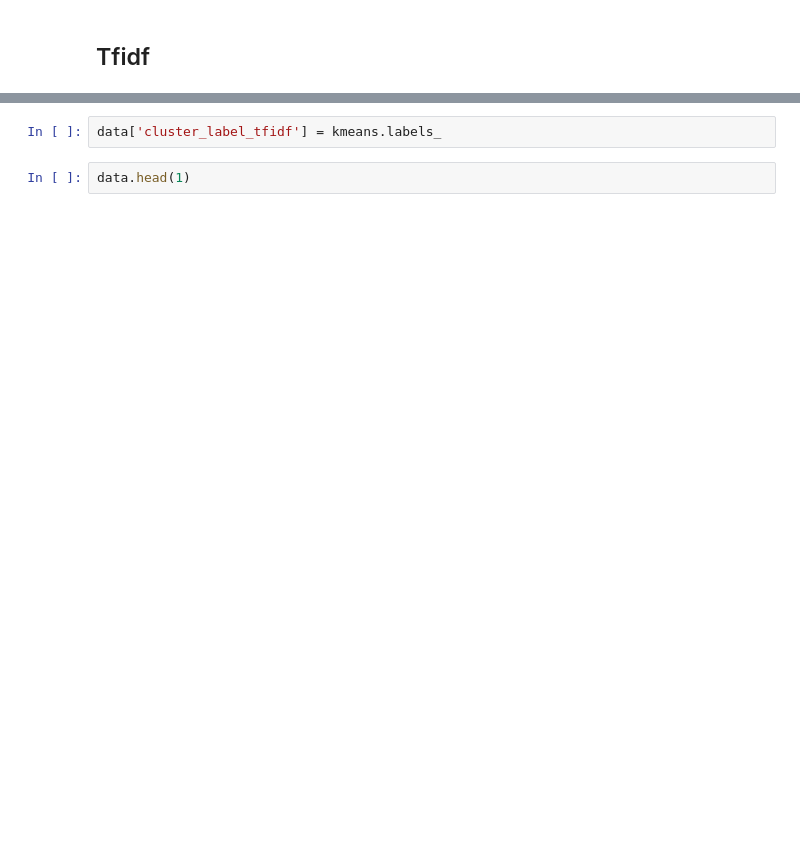
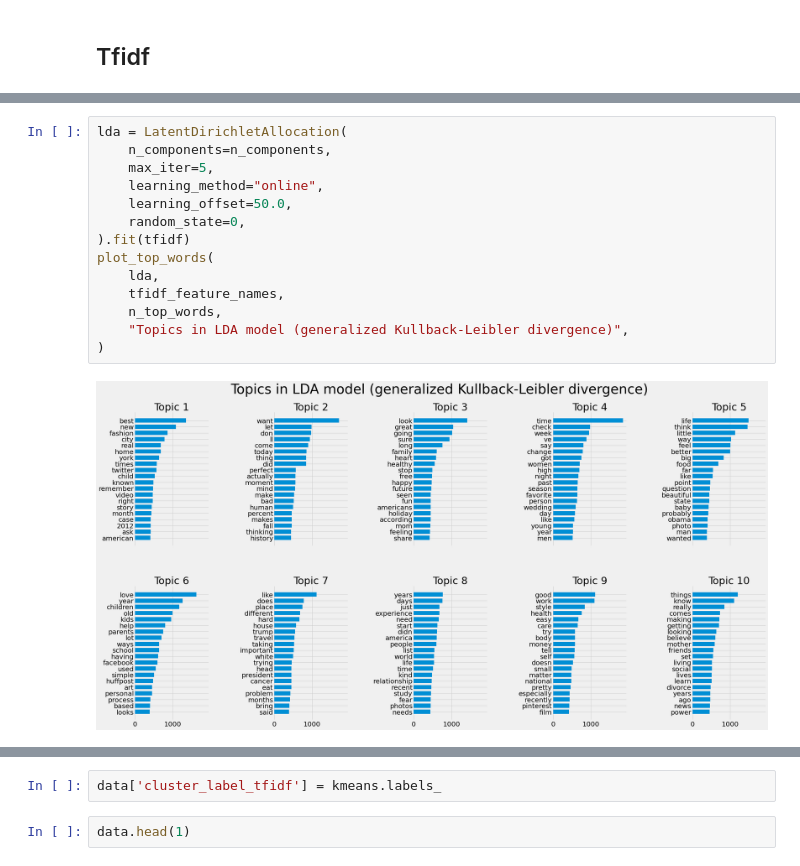
Before and after one commit to tanviHad/Evanhelion, a Jupyter notebook: data pre-processing.ipynb, the cells around one changed output, grey strips where cells are left out. Drawn from its saved outputs; the diff is of its cells as text; blank space fills up the shorter version.

```diff
--- a/data pre-processing.ipynb
+++ b/data pre-processing.ipynb
@@ -124 +177,17 @@ len(vect.get_feature_names())
+# %%
+lda = LatentDirichletAllocation(
+    n_components=n_components,
+    max_iter=5,
+    learning_method="online",
+    learning_offset=50.0,
+    random_state=0,
+).fit(tfidf)
+plot_top_words(
+    lda,
+    tfidf_feature_names,
+    n_top_words,
+    "Topics in LDA model (generalized Kullback-Leibler divergence)",
+)
+# %% [output]
+[figure, added]
 # %%
```
Also changed, not shown: parts of 23 cells of this notebook, 2 other files.
